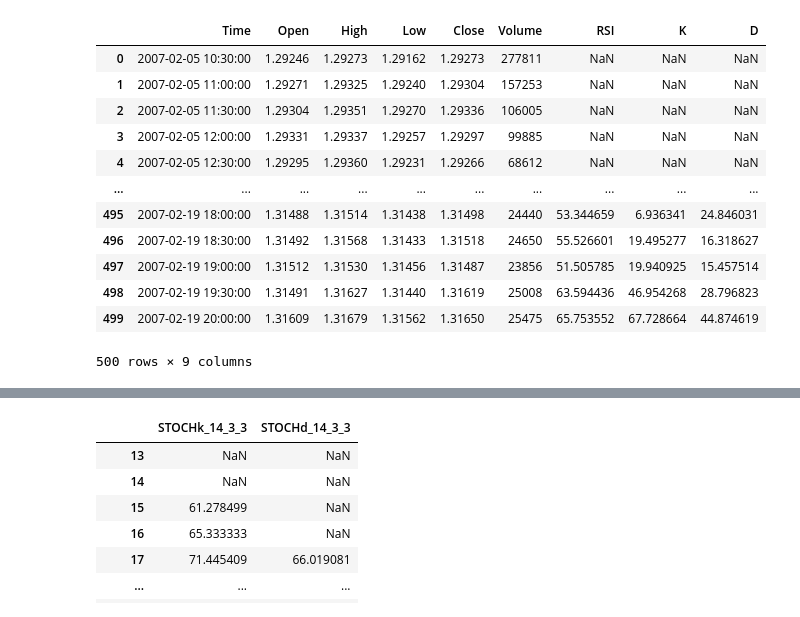
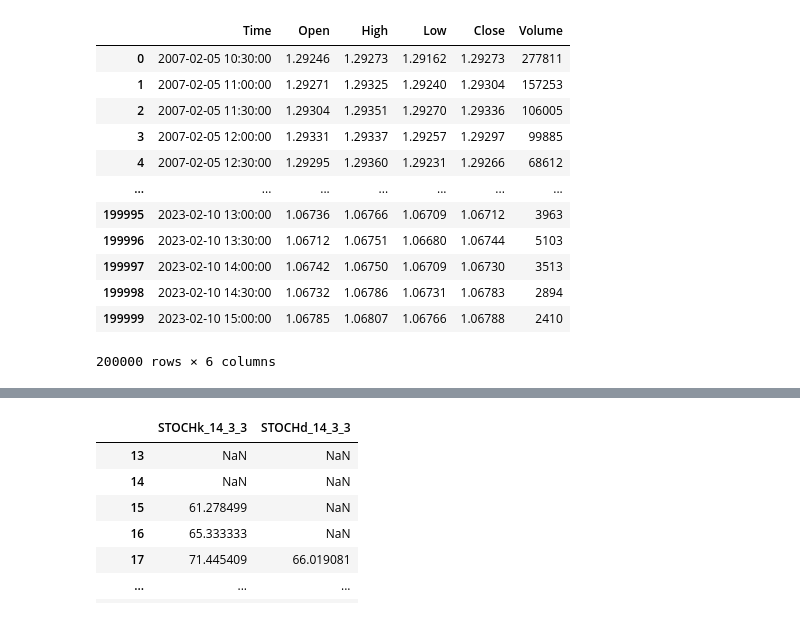
Before and after one commit to Rohan-SSS/ez_moeny, a Jupyter notebook: stoch_rsi/stochastic_rsi_30M.ipynb, the cells around one changed output, grey strips where cells are left out. Drawn from its saved outputs; the diff is of its cells as text; code cells hidden in the pictures.

```diff
--- a/stoch_rsi/stochastic_rsi_30M.ipynb
+++ b/stoch_rsi/stochastic_rsi_30M.ipynb
@@ -9,21 +9,21 @@ import time
 df = pd.read_csv("..\\raw_data_30m\\currency_pairs\\EURUSD_M30.csv", sep='\t')
 # %%
 # df = df[:500]
-# df
+df
 # %% [output]
-|  | Time | Open | High | Low | Close | Volume | RSI | K | D |
-| 0 | 2007-02-05 10:30:00 | 1.29246 | 1.29273 | 1.29162 | 1.29273 | 277811 | NaN | NaN | NaN |
-| 1 | 2007-02-05 11:00:00 | 1.29271 | 1.29325 | 1.29240 | 1.29304 | 157253 | NaN | NaN | NaN |
-| 2 | 2007-02-05 11:30:00 | 1.29304 | 1.29351 | 1.29270 | 1.29336 | 106005 | NaN | NaN | NaN |
-| 3 | 2007-02-05 12:00:00 | 1.29331 | 1.29337 | 1.29257 | 1.29297 | 99885 | NaN | NaN | NaN |
-| 4 | 2007-02-05 12:30:00 | 1.29295 | 1.29360 | 1.29231 | 1.29266 | 68612 | NaN | NaN | NaN |
-| ... | ... | ... | ... | ... | ... | ... | ... | ... | ... |
-| 495 | 2007-02-19 18:00:00 | 1.31488 | 1.31514 | 1.31438 | 1.31498 | 24440 | 53.344659 | 6.936341 | 24.846031 |
-| 496 | 2007-02-19 18:30:00 | 1.31492 | 1.31568 | 1.31433 | 1.31518 | 24650 | 55.526601 | 19.495277 | 16.318627 |
-| 497 | 2007-02-19 19:00:00 | 1.31512 | 1.31530 | 1.31456 | 1.31487 | 23856 | 51.505785 | 19.940925 | 15.457514 |
-| 498 | 2007-02-19 19:30:00 | 1.31491 | 1.31627 | 1.31440 | 1.31619 | 25008 | 63.594436 | 46.954268 | 28.796823 |
-| 499 | 2007-02-19 20:00:00 | 1.31609 | 1.31679 | 1.31562 | 1.31650 | 25475 | 65.753552 | 67.728664 | 44.874619 |
+|  | Time | Open | High | Low | Close | Volume |
+| 0 | 2007-02-05 10:30:00 | 1.29246 | 1.29273 | 1.29162 | 1.29273 | 277811 |
+| 1 | 2007-02-05 11:00:00 | 1.29271 | 1.29325 | 1.29240 | 1.29304 | 157253 |
+| 2 | 2007-02-05 11:30:00 | 1.29304 | 1.29351 | 1.29270 | 1.29336 | 106005 |
+| 3 | 2007-02-05 12:00:00 | 1.29331 | 1.29337 | 1.29257 | 1.29297 | 99885 |
+| 4 | 2007-02-05 12:30:00 | 1.29295 | 1.29360 | 1.29231 | 1.29266 | 68612 |
+| ... | ... | ... | ... | ... | ... | ... |
+| 199995 | 2023-02-10 13:00:00 | 1.06736 | 1.06766 | 1.06709 | 1.06712 | 3963 |
+| 199996 | 2023-02-10 13:30:00 | 1.06712 | 1.06751 | 1.06680 | 1.06744 | 5103 |
+| 199997 | 2023-02-10 14:00:00 | 1.06742 | 1.06750 | 1.06709 | 1.06730 | 3513 |
+| 199998 | 2023-02-10 14:30:00 | 1.06732 | 1.06786 | 1.06731 | 1.06783 | 2894 |
+| 199999 | 2023-02-10 15:00:00 | 1.06785 | 1.06807 | 1.06766 | 1.06788 | 2410 |
-500 rows × 9 columns
+200000 rows × 6 columns
 # %%
 # Define periods
 k_period = 14
```
Also changed, not shown: parts of 11 cells of this notebook, 7 other files.
